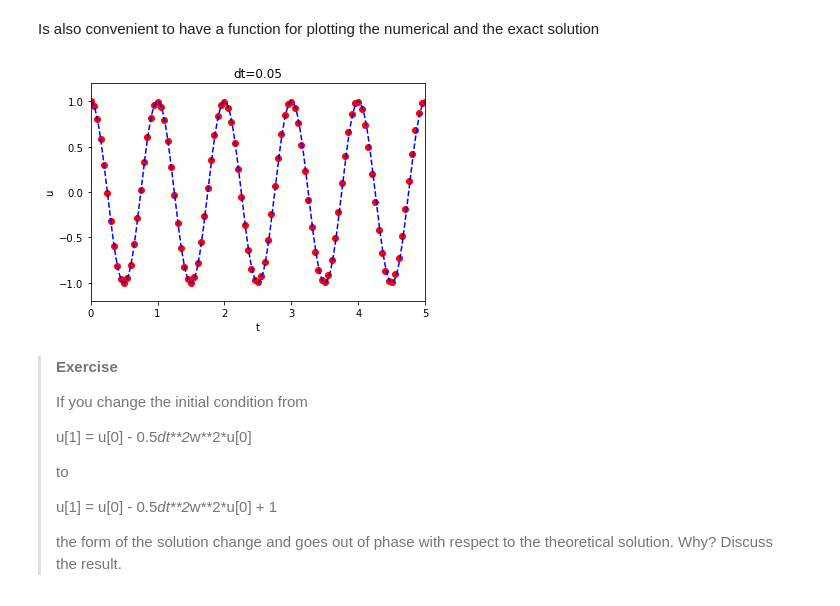
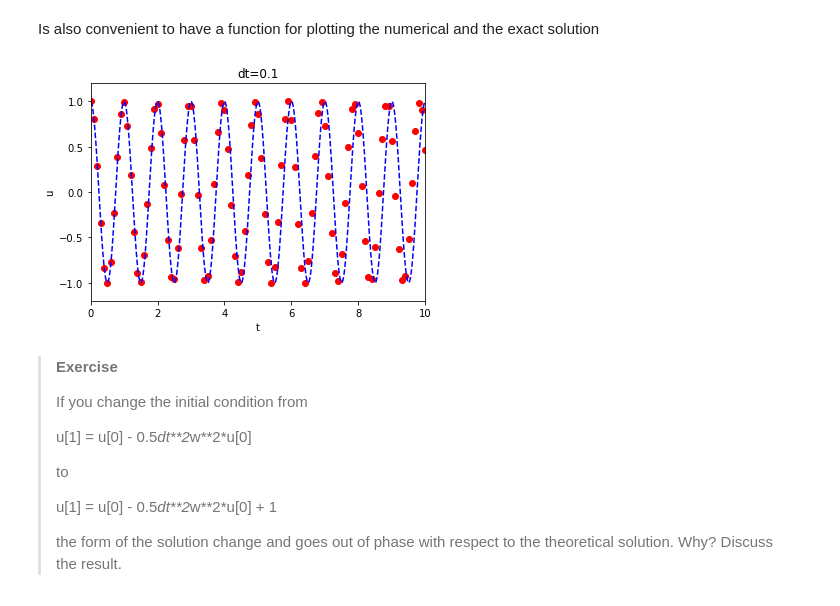
Before and after one commit to polyhedron-gdl/applied-computational-finance, a Jupyter notebook: 2021/1_notebooks/lesson_2_finite_difference_option_pricing.ipynb, the cells around one changed output. Cells and saved outputs as stored; diff of their text form; code cells hidden in the pictures.

```diff
--- a/2021/1_notebooks/lesson_2_finite_difference_option_pricing.ipynb
+++ b/2021/1_notebooks/lesson_2_finite_difference_option_pricing.ipynb
@@ -179,15 +179,15 @@ def visualize(u, t, I, w):
 # %%
 I           = 1
 w           = 2*pi
-dt          = 0.05
-num_periods = 5
+dt          = 0.1
+num_periods = 10
 P           = 2*pi/w # one period
 T           = P*num_periods
 
 u, t = solver(I, w, dt, T)
 visualize(u, t, I, w)
 # %% [output]
-[figure, old version]
+[figure, new version]
 # %% [markdown]
 
 
```
Also changed, not shown: 3 other files.
